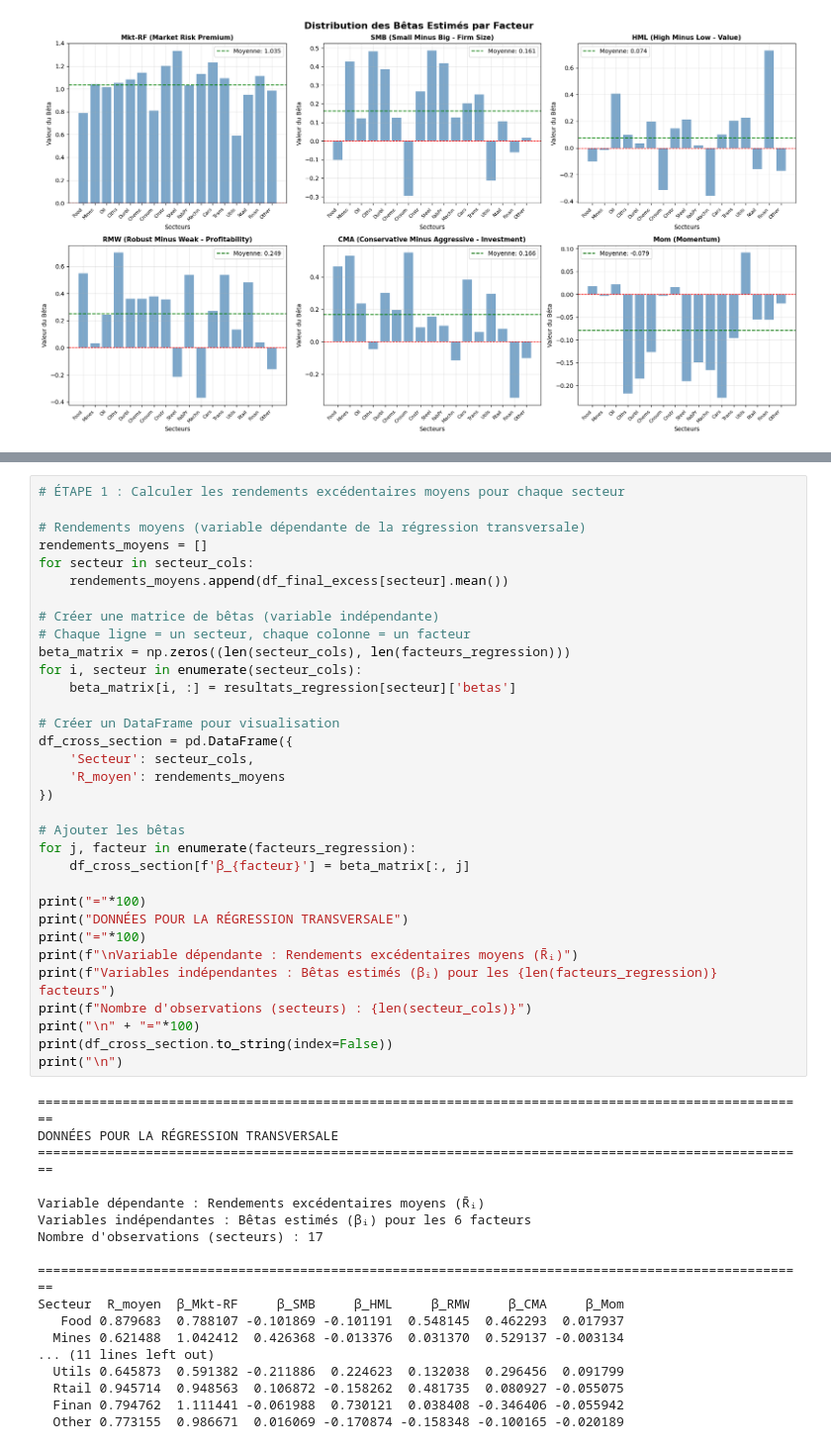
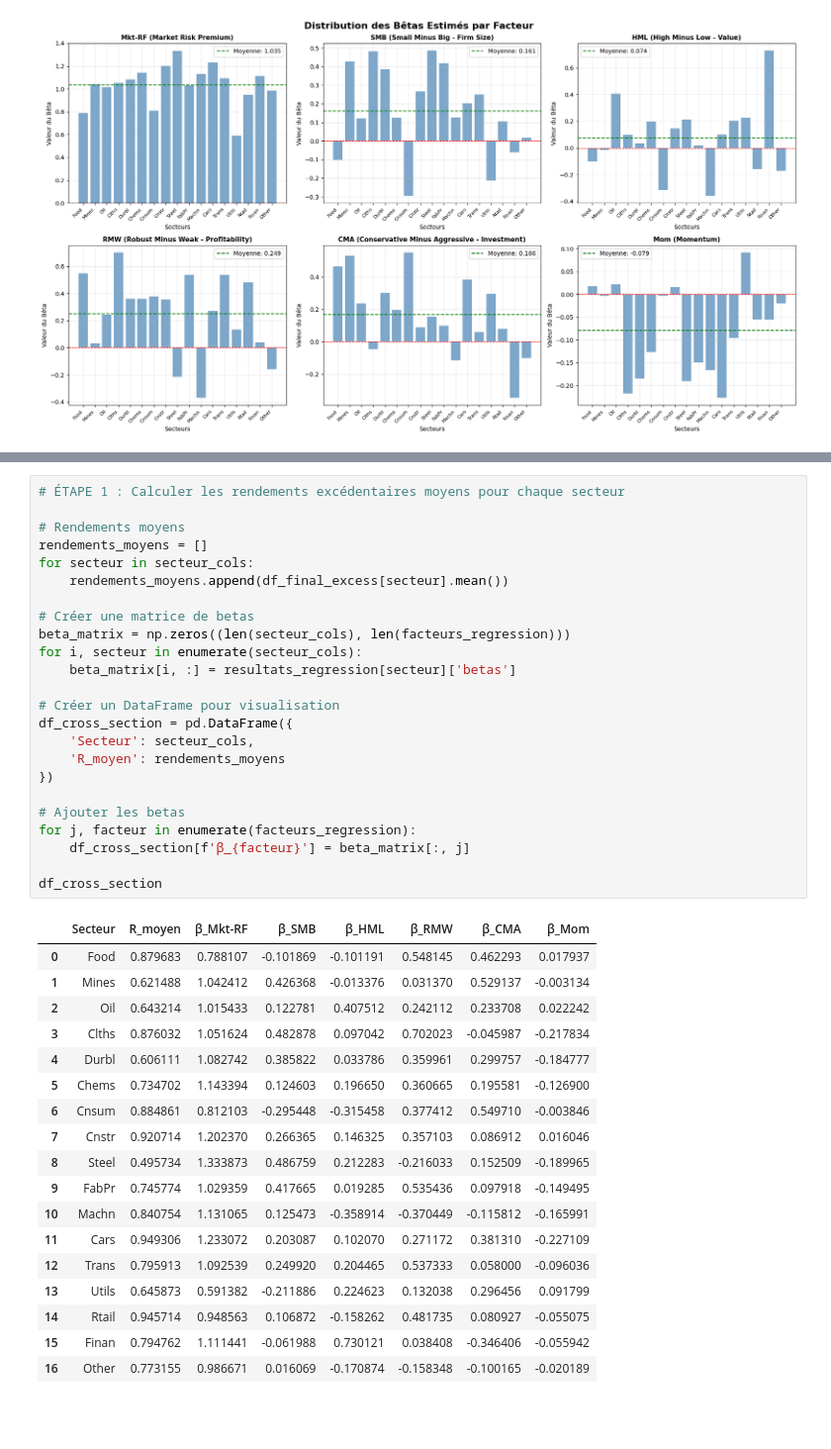
Before and after one commit to VincentD1209/TP3-Econo, a Jupyter notebook: TP3 Q1.ipynb, the cells around one changed output, grey strips where cells are left out. Shown at 99% size. Saved outputs shown, nothing was run; the diff lists cells and outputs as text; blank space fills up the shorter version.

```diff
--- a/TP3 Q1.ipynb
+++ b/TP3 Q1.ipynb
@@ -993,53 +655,45 @@ où :
 # %%
 # ÉTAPE 1 : Calculer les rendements excédentaires moyens pour chaque secteur
 
-# Rendements moyens (variable dépendante de la régression transversale)
+# Rendements moyens
 rendements_moyens = []
 for secteur in secteur_cols:
     rendements_moyens.append(df_final_excess[secteur].mean())
 
-# Créer une matrice de bêtas (variable indépendante)
-# Chaque ligne = un secteur, chaque colonne = un facteur
+# Créer une matrice de betas
 beta_matrix = np.zeros((len(secteur_cols), len(facteurs_regression)))
 for i, secteur in enumerate(secteur_cols):
     beta_matrix[i, :] = resultats_regression[secteur]['betas']
 
 # Créer un DataFrame pour visualisation
 df_cross_section = pd.DataFrame({
     'Secteur': secteur_cols,
     'R_moyen': rendements_moyens
 })
 
-# Ajouter les bêtas
+# Ajouter les betas
 for j, facteur in enumerate(facteurs_regression):
     df_cross_section[f'β_{facteur}'] = beta_matrix[:, j]
 
-print("="*100)
-print("DONNÉES POUR LA RÉGRESSION TRANSVERSALE")
-print("="*100)
-print(f"\nVariable dépendante : Rendements excédentaires moyens (R̄ᵢ)")
-print(f"Variables indépendantes : Bêtas estimés (βᵢ) pour les {len(facteurs_regression)} facteurs")
-print(f"Nombre d'observations (secteurs) : {len(secteur_cols)}")
-print("\n" + "="*100)
-print(df_cross_section.to_string(index=False))
-print("\n")
+df_cross_section
 # %% [output]
-====================================================================================================
-DONNÉES POUR LA RÉGRESSION TRANSVERSALE
-====================================================================================================
-
-Variable dépendante : Rendements excédentaires moyens (R̄ᵢ)
-Variables indépendantes : Bêtas estimés (βᵢ) pour les 6 facteurs
-Nombre d'observations (secteurs) : 17
-
-====================================================================================================
-Secteur  R_moyen  β_Mkt-RF     β_SMB     β_HML     β_RMW     β_CMA     β_Mom
-   Food 0.879683  0.788107 -0.101869 -0.101191  0.548145  0.462293  0.017937
-  Mines 0.621488  1.042412  0.426368 -0.013376  0.031370  0.529137 -0.003134
-... (11 lines left out)
-  Utils 0.645873  0.591382 -0.211886  0.224623  0.132038  0.296456  0.091799
-  Rtail 0.945714  0.948563  0.106872 -0.158262  0.481735  0.080927 -0.055075
-  Finan 0.794762  1.111441 -0.061988  0.730121  0.038408 -0.346406 -0.055942
-  Other 0.773155  0.986671  0.016069 -0.170874 -0.158348 -0.100165 -0.020189
+|  | Secteur | R_moyen | β_Mkt-RF | β_SMB | β_HML | β_RMW | β_CMA | β_Mom |
+| 0 | Food | 0.879683 | 0.788107 | -0.101869 | -0.101191 | 0.548145 | 0.462293 | 0.017937 |
+| 1 | Mines | 0.621488 | 1.042412 | 0.426368 | -0.013376 | 0.031370 | 0.529137 | -0.003134 |
+| 2 | Oil | 0.643214 | 1.015433 | 0.122781 | 0.407512 | 0.242112 | 0.233708 | 0.022242 |
+| 3 | Clths | 0.876032 | 1.051624 | 0.482878 | 0.097042 | 0.702023 | -0.045987 | -0.217834 |
+| 4 | Durbl | 0.606111 | 1.082742 | 0.385822 | 0.033786 | 0.359961 | 0.299757 | -0.184777 |
+| 5 | Chems | 0.734702 | 1.143394 | 0.124603 | 0.196650 | 0.360665 | 0.195581 | -0.126900 |
+| 6 | Cnsum | 0.884861 | 0.812103 | -0.295448 | -0.315458 | 0.377412 | 0.549710 | -0.003846 |
+| 7 | Cnstr | 0.920714 | 1.202370 | 0.266365 | 0.146325 | 0.357103 | 0.086912 | 0.016046 |
+| 8 | Steel | 0.495734 | 1.333873 | 0.486759 | 0.212283 | -0.216033 | 0.152509 | -0.189965 |
+| 9 | FabPr | 0.745774 | 1.029359 | 0.417665 | 0.019285 | 0.535436 | 0.097918 | -0.149495 |
+| 10 | Machn | 0.840754 | 1.131065 | 0.125473 | -0.358914 | -0.370449 | -0.115812 | -0.165991 |
+| 11 | Cars | 0.949306 | 1.233072 | 0.203087 | 0.102070 | 0.271172 | 0.381310 | -0.227109 |
+| 12 | Trans | 0.795913 | 1.092539 | 0.249920 | 0.204465 | 0.537333 | 0.058000 | -0.096036 |
+| 13 | Utils | 0.645873 | 0.591382 | -0.211886 | 0.224623 | 0.132038 | 0.296456 | 0.091799 |
+| 14 | Rtail | 0.945714 | 0.948563 | 0.106872 | -0.158262 | 0.481735 | 0.080927 | -0.055075 |
+| 15 | Finan | 0.794762 | 1.111441 | -0.061988 | 0.730121 | 0.038408 | -0.346406 | -0.055942 |
+| 16 | Other | 0.773155 | 0.986671 | 0.016069 | -0.170874 | -0.158348 | -0.100165 | -0.020189 |
 # %%
 # ÉTAPE 2 : Estimation de la régression transversale
```
Also changed, not shown: parts of 34 cells of this notebook, 2 other files.
